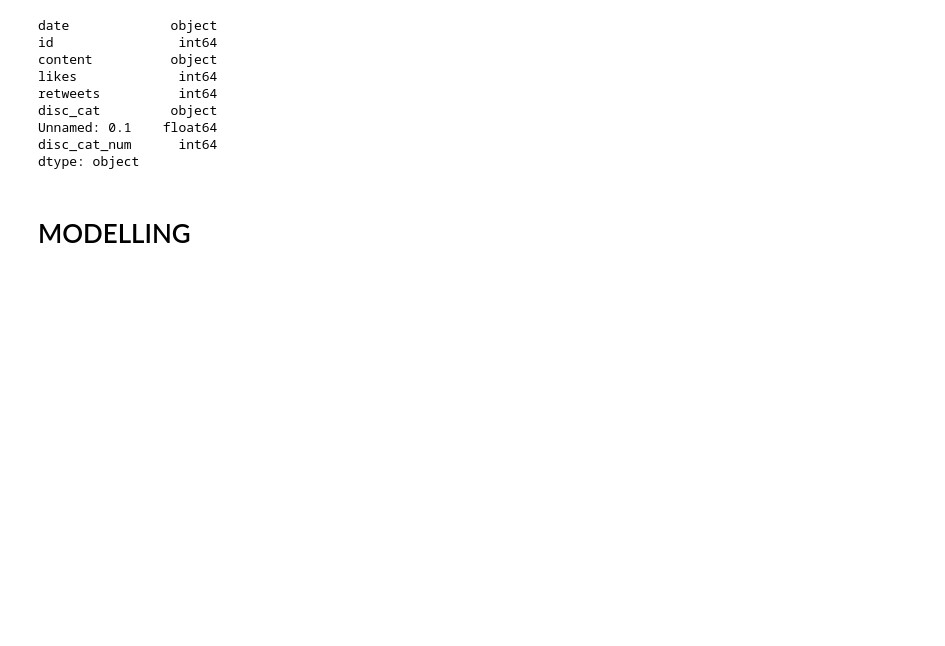
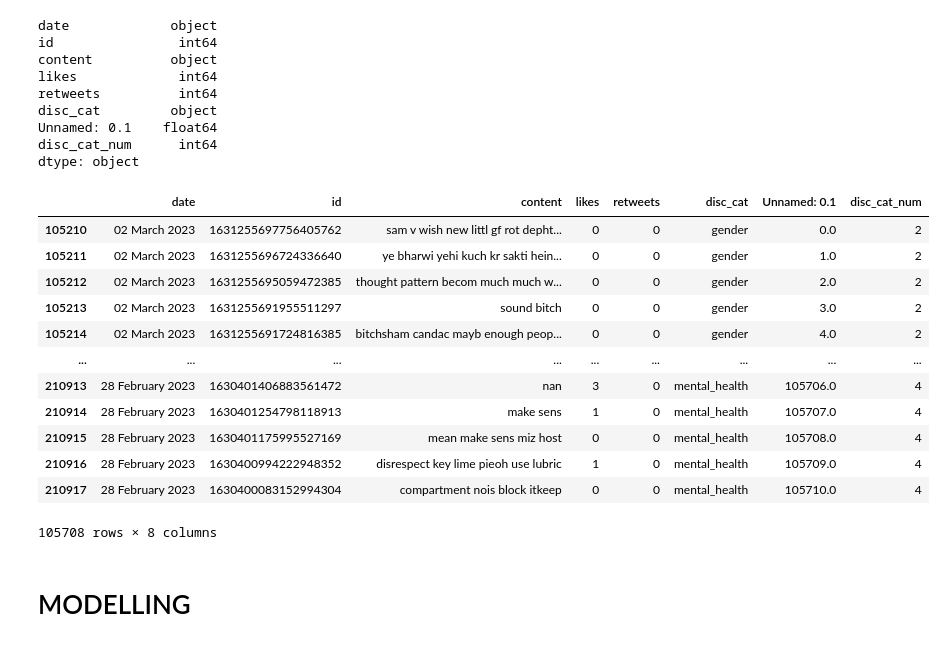
Before and after one commit to aychakurtulush/Discrimination-Detector, a Jupyter notebook: Logistic Regression and Random Forest with TF IDF.ipynb, the cells around one changed output. Cells and saved outputs as stored; diff of their text form; code cells hidden in the pictures; blank space fills up the shorter version.

```diff
--- a/Logistic Regression and Random Forest with TF IDF.ipynb
+++ b/Logistic Regression and Random Forest with TF IDF.ipynb
@@ -66,6 +66,23 @@ disc_cat_num      int64
 dtype: object
 # %%
 data['content'] =  data['content'].astype(str)
+# %%
+data = data.dropna()
+data
+# %% [output]
+|  | date | id | content | likes | retweets | disc_cat | Unnamed: 0.1 | disc_cat_num |
+| 105210 | 02 March 2023 | 1631255697756405762 | sam v wish new littl gf rot depht... | 0 | 0 | gender | 0.0 | 2 |
+| 105211 | 02 March 2023 | 1631255696724336640 | ye bharwi yehi kuch kr sakti hein... | 0 | 0 | gender | 1.0 | 2 |
+| 105212 | 02 March 2023 | 1631255695059472385 | thought pattern becom much much w... | 0 | 0 | gender | 2.0 | 2 |
+| 105213 | 02 March 2023 | 1631255691955511297 | sound bitch | 0 | 0 | gender | 3.0 | 2 |
+| 105214 | 02 March 2023 | 1631255691724816385 | bitchsham candac mayb enough peop... | 0 | 0 | gender | 4.0 | 2 |
+| ... | ... | ... | ... | ... | ... | ... | ... | ... |
+| 210913 | 28 February 2023 | 1630401406883561472 | nan | 3 | 0 | mental_health | 105706.0 | 4 |
+| 210914 | 28 February 2023 | 1630401254798118913 | make sens | 1 | 0 | mental_health | 105707.0 | 4 |
+| 210915 | 28 February 2023 | 1630401175995527169 | mean make sens miz host | 0 | 0 | mental_health | 105708.0 | 4 |
+| 210916 | 28 February 2023 | 1630400994222948352 | disrespect key lime pieoh use lubric | 1 | 0 | mental_health | 105709.0 | 4 |
+| 210917 | 28 February 2023 | 1630400083152994304 | compartment nois block itkeep | 0 | 0 | mental_health | 105710.0 | 4 |
+105708 rows × 8 columns
 # %% [markdown]
 # MODELLING
 # %% [markdown]
```
Also changed, not shown: parts of 15 cells of this notebook, 3 other files.
